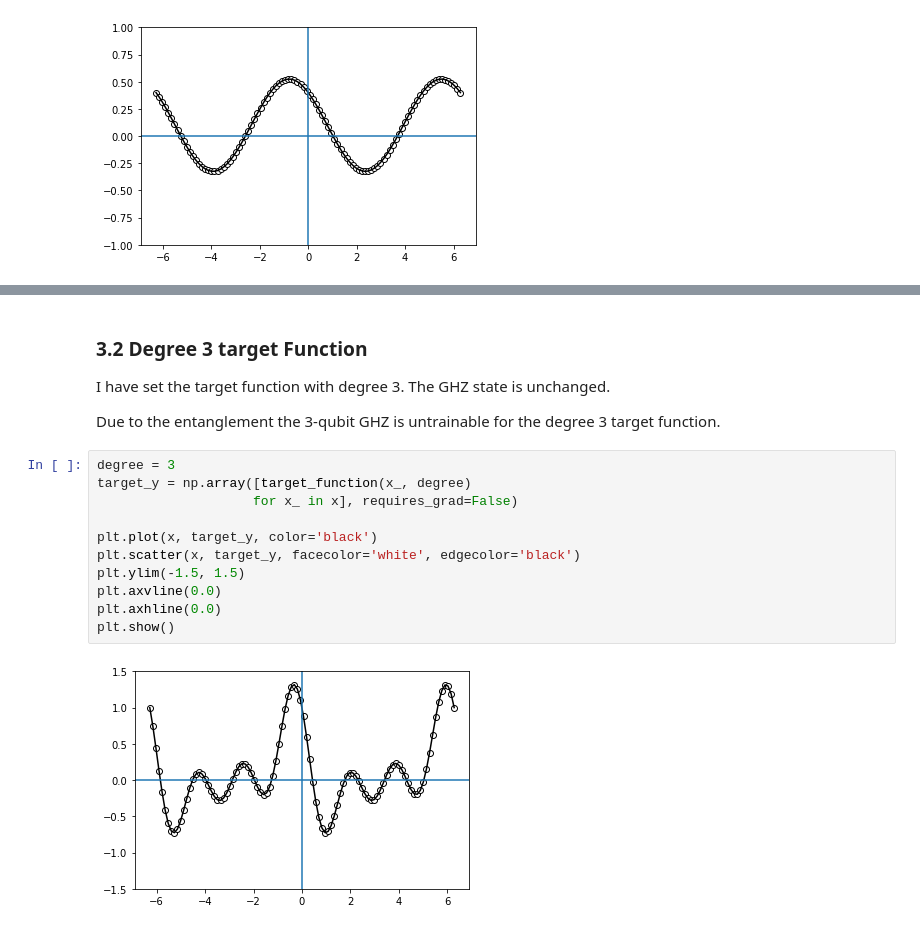
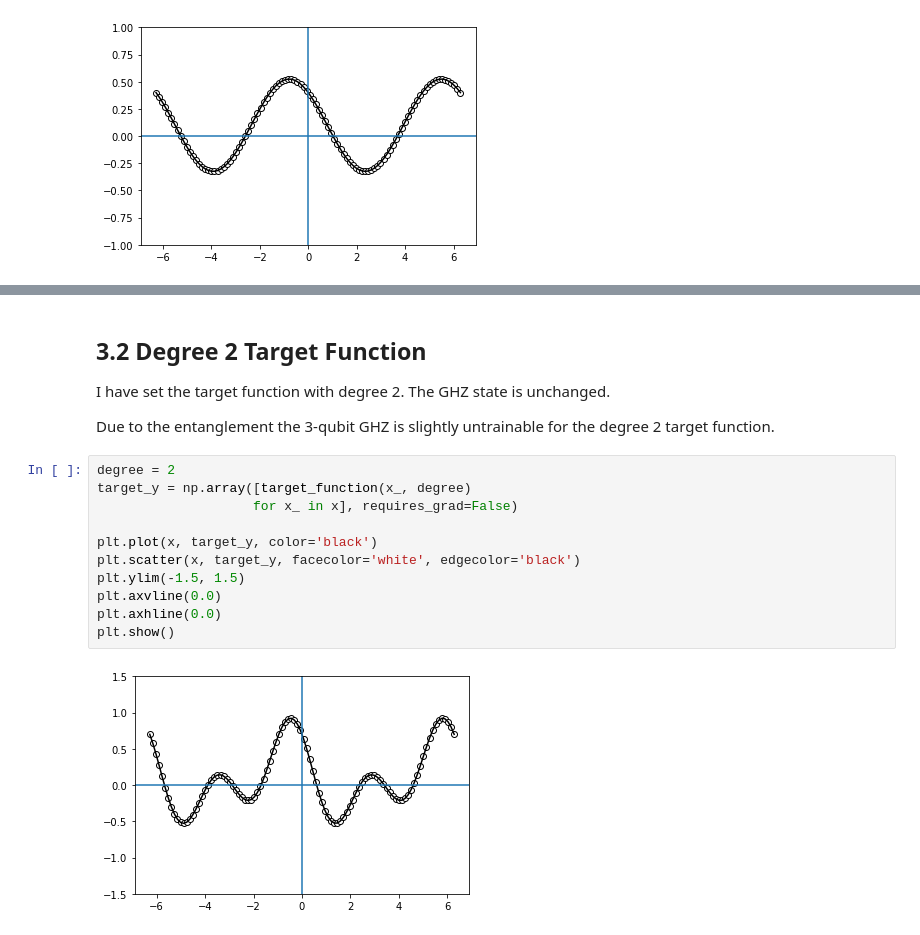
Before and after one commit to Pratha-Me/Expressivity-Quantum-Data-encoding-Fourier-Series, a Jupyter notebook: codes.ipynb, the cells around one changed output, grey strips where cells are left out. Drawn from its saved outputs; the diff is of its cells as text.

```diff
--- a/codes.ipynb
+++ b/codes.ipynb
@@ -645,21 +653,22 @@ plt.show()
 # %% [markdown]
-### 3.2 Degree 3 target Function
-I have set the target function with degree 3. The GHZ state is unchanged.
+## 3.2 Degree 2 Target Function
 
-Due to the entanglement the 3-qubit GHZ is untrainable for the degree 3 target function.
+I have set the target function with degree 2. The GHZ state is unchanged.
+
+Due to the entanglement the 3-qubit GHZ is slightly untrainable for the degree 2 target function.
 # %%
-degree = 3
+degree = 2
 target_y = np.array([target_function(x_, degree)
                     for x_ in x], requires_grad=False)
 
 plt.plot(x, target_y, color='black')
 plt.scatter(x, target_y, facecolor='white', edgecolor='black')
 plt.ylim(-1.5, 1.5)
 plt.axvline(0.0)
 plt.axhline(0.0)
 plt.show()
 # %% [output]
-[figure, old version]
+[figure, new version]
 # %%
 #  Run the optimizer for scale_target = 1 and scale_train_model = 2
 (weights_scale_3_2, cost_3_2)= optimizer_func_ghz(weights_ansatz)
```
Also changed, not shown: parts of 15 cells of this notebook, 1 other file.
